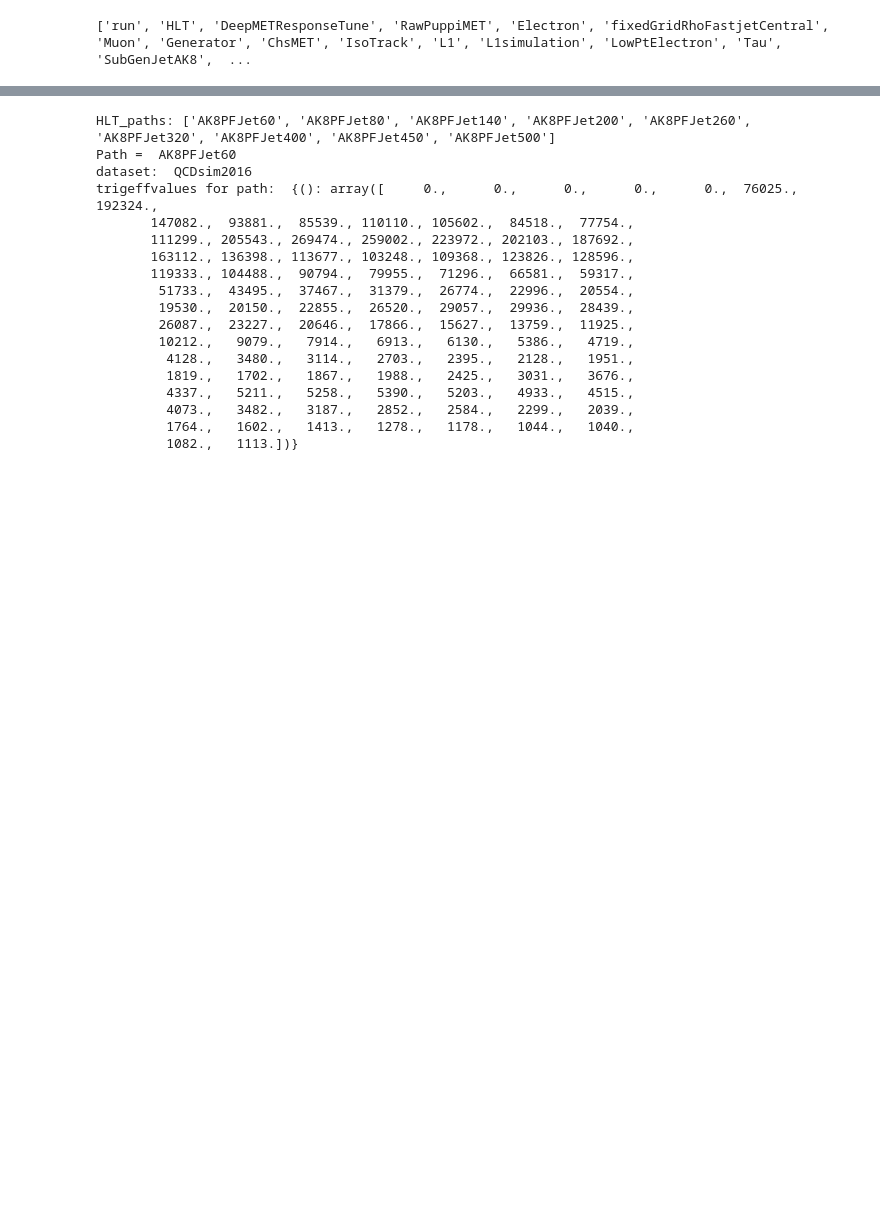
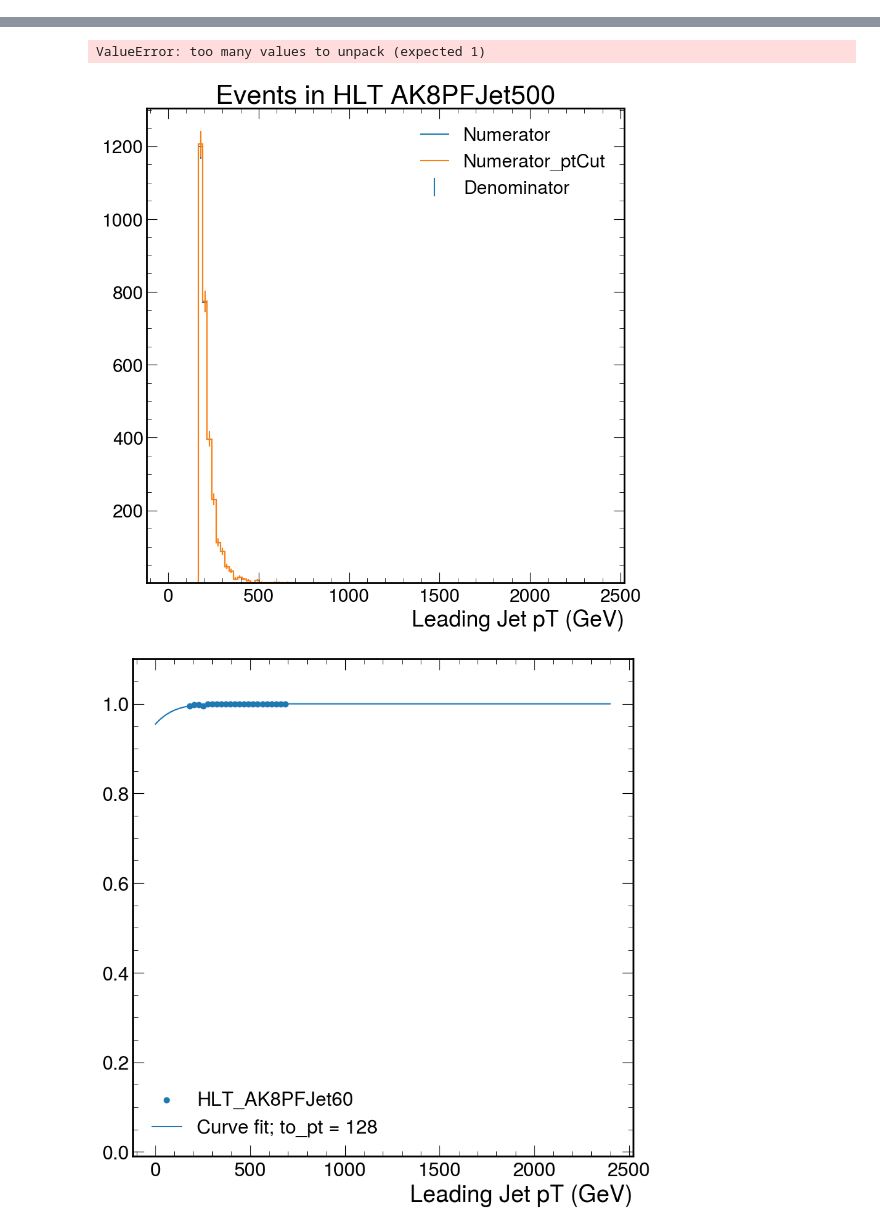
Before and after one commit to laurenhay/GluonJetMass, a Jupyter notebook: applyPrescales.ipynb, the cells around one changed output, grey strips where cells are left out. Cells and saved outputs as stored; diff of their text form; code cells hidden in the pictures; blank space fills up the shorter version.

```diff
--- a/applyPrescales.ipynb
+++ b/applyPrescales.ipynb
@@ -7,12 +7,10 @@ from coffea import util
 from coffea.nanoevents import NanoEventsFactory, NanoAODSchema, BaseSchema
 import mplhep as hep
 # %%
-from plugins import handleData
-redirector = 'root://xcache/'
-files = handleData('fileset_QCD.json', redirector, year = 2018, testing = True, data = False)
-events = NanoEventsFactory.from_root(list(files.values())[0][0], schemaclass=NanoAODSchema).events()
-print(events.fields)
+# from plugins import handleData
+# redirector = 'root://xcache/'
+# files = handleData('fileset_QCD.json', redirector, year = 2018, testing = True, data = False)
+# events = NanoEventsFactory.from_root(list(files.values())[0][0], schemaclass=NanoAODSchema).events()
+# print(events.fields)
-# %% [output]
-['run', 'HLT', 'DeepMETResponseTune', 'RawPuppiMET', 'Electron', 'fixedGridRhoFastjetCentral', 'Muon', 'Generator', 'ChsMET', 'IsoTrack', 'L1', 'L1simulation', 'LowPtElectron', 'Tau', 'SubGenJetAK8',  ...
 # %%
 from scipy.optimize import minimize, curve_fit
@@ -148,7 +137,7 @@ def applyPrescales_lazy(result):
 # print(turnOnPts)
 # %%
 HLT = 'AK8PFJet'
-result = util.load('coffeaOutput/DiJet_2016_AK8prescale_result.coffea')
+result = util.load('coffeaOutput/triggerAssignment_JetHT_2016_AK8PFJet_NewHist.coffea')
 turnOnPts, turnOnPts_ptCut = plot_turnOn(result, HLT)
 print(turnOnPts, turnOnPts_ptCut)
 # %% [output]
@@ -158,18 +161,3 @@ ImportError: coffea.hist is deprecated
-HLT_paths: ['AK8PFJet60', 'AK8PFJet80', 'AK8PFJet140', 'AK8PFJet200', 'AK8PFJet260', 'AK8PFJet320', 'AK8PFJet400', 'AK8PFJet450', 'AK8PFJet500']
-Path =  AK8PFJet60
-dataset:  QCDsim2016
-trigeffvalues for path:  {(): array([     0.,      0.,      0.,      0.,      0.,  76025., 192324.,
-       147082.,  93881.,  85539., 110110., 105602.,  84518.,  77754.,
-       111299., 205543., 269474., 259002., 223972., 202103., 187692.,
-       163112., 136398., 113677., 103248., 109368., 123826., 128596.,
-       119333., 104488.,  90794.,  79955.,  71296.,  66581.,  59317.,
-        51733.,  43495.,  37467.,  31379.,  26774.,  22996.,  20554.,
-        19530.,  20150.,  22855.,  26520.,  29057.,  29936.,  28439.,
-        26087.,  23227.,  20646.,  17866.,  15627.,  13759.,  11925.,
-        10212.,   9079.,   7914.,   6913.,   6130.,   5386.,   4719.,
-         4128.,   3480.,   3114.,   2703.,   2395.,   2128.,   1951.,
-         1819.,   1702.,   1867.,   1988.,   2425.,   3031.,   3676.,
-         4337.,   5211.,   5258.,   5390.,   5203.,   4933.,   4515.,
-         4073.,   3482.,   3187.,   2852.,   2584.,   2299.,   2039.,
-         1764.,   1602.,   1413.,   1278.,   1178.,   1044.,   1040.,
-         1082.,   1113.])}
+ValueError: too many values to unpack (expected 1)
+[figure, added]
+[figure, added]
```
Also changed, not shown: parts of 5 cells of this notebook, 12 other files.
